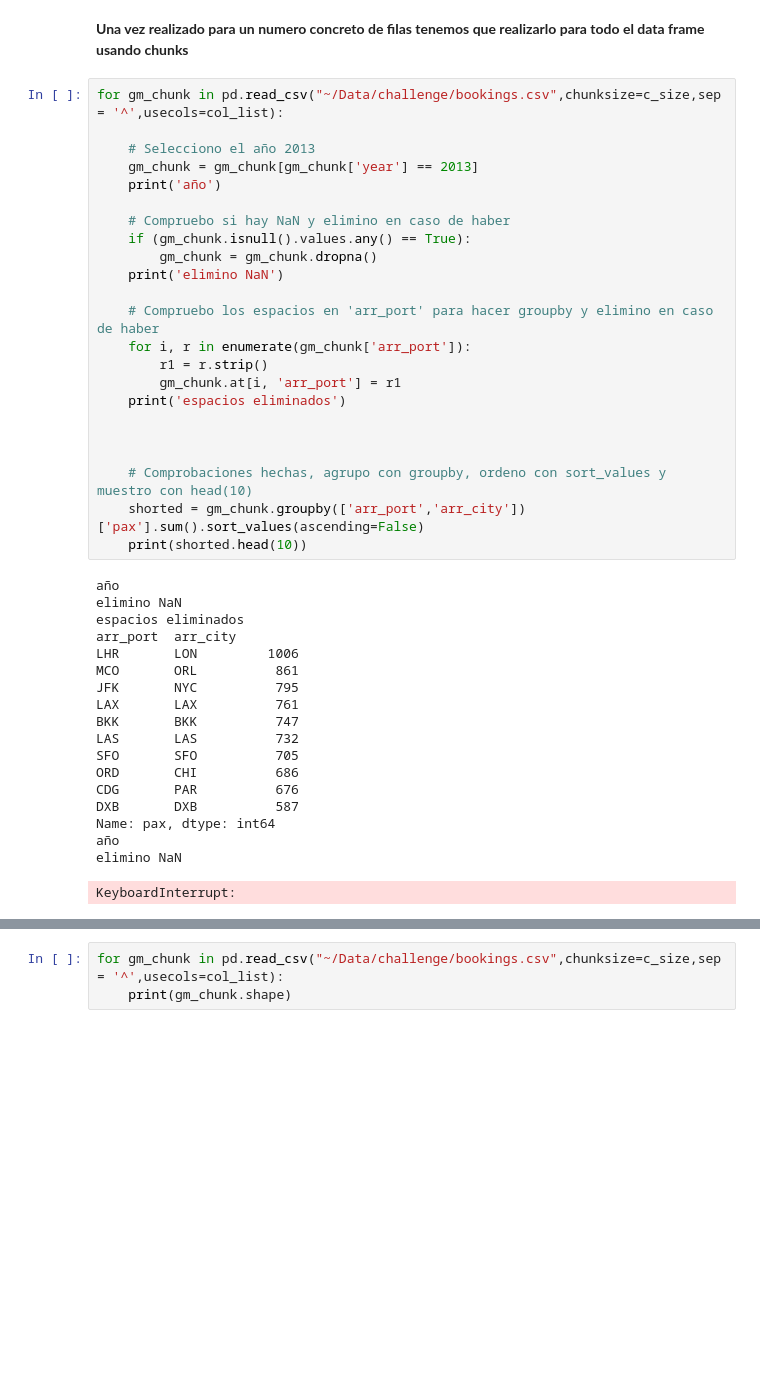
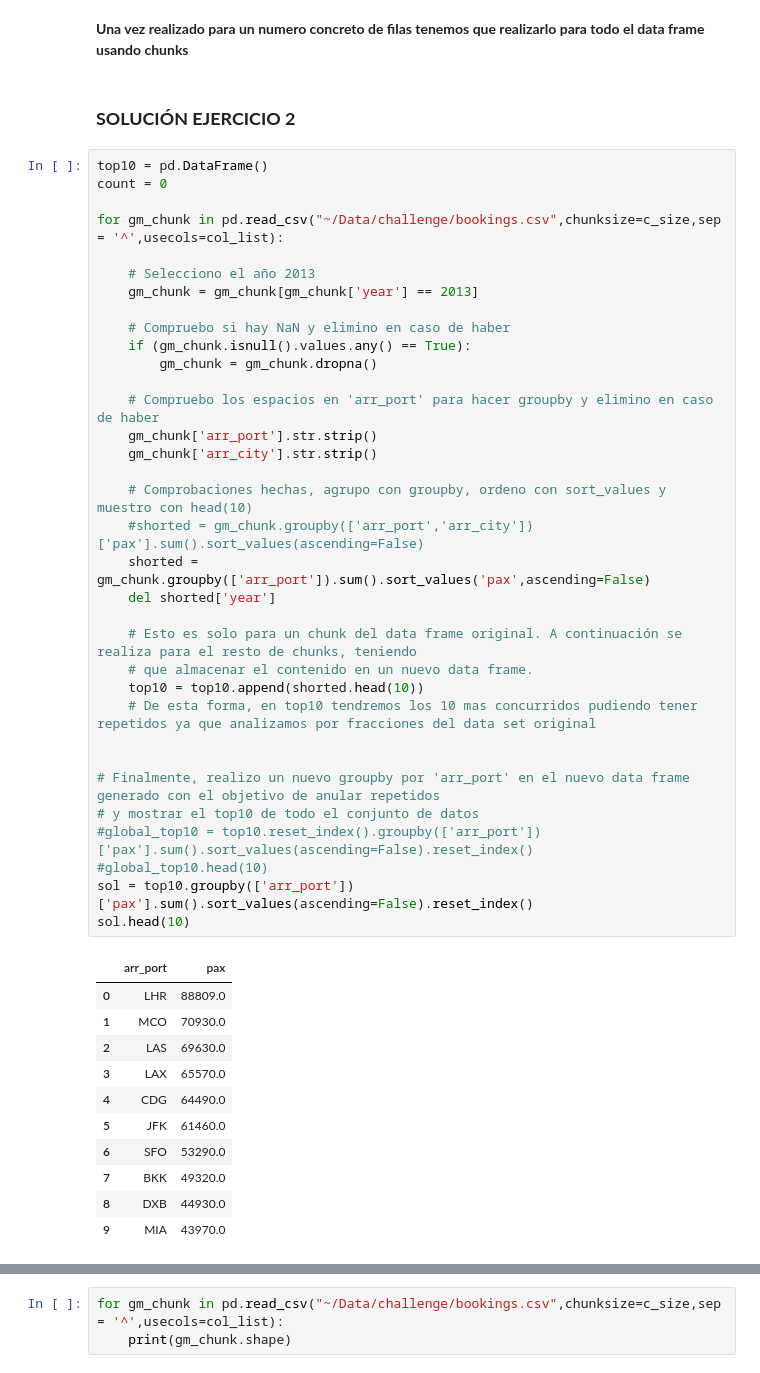
Before and after one commit to jesusparedes/DataScienceChallenge, a Jupyter notebook: SOLUCION_CHALLENGE.ipynb, the cells around one changed output, grey strips where cells are left out. Drawn from its saved outputs; the diff is of its cells as text; blank space fills up the shorter version.

```diff
--- a/SOLUCION_CHALLENGE.ipynb
+++ b/SOLUCION_CHALLENGE.ipynb
@@ -205,45 +249,51 @@ sol.append(sol2)
 | GUM | GUM | -14 |
 # %% [markdown]
 **Una vez realizado para un numero concreto de filas tenemos que realizarlo para todo el data frame usando chunks**
+# %% [markdown]
+### **SOLUCIÓN EJERCICIO 2**
 # %%
+top10 = pd.DataFrame()
+count = 0
+
 for gm_chunk in pd.read_csv("~/Data/challenge/bookings.csv",chunksize=c_size,sep = '^',usecols=col_list):
 
     # Selecciono el año 2013
     gm_chunk = gm_chunk[gm_chunk['year'] == 2013]
-    print('año')
 
     # Compruebo si hay NaN y elimino en caso de haber
     if (gm_chunk.isnull().values.any() == True):
         gm_chunk = gm_chunk.dropna()
-    print('elimino NaN')
 
     # Compruebo los espacios en 'arr_port' para hacer groupby y elimino en caso de haber
-    for i, r in enumerate(gm_chunk['arr_port']):
-        r1 = r.strip()
-        gm_chunk.at[i, 'arr_port'] = r1
-    print('espacios eliminados')
+    gm_chunk['arr_port'].str.strip()
+    gm_chunk['arr_city'].str.strip()
+
+    # Comprobaciones hechas, agrupo con groupby, ordeno con sort_values y muestro con head(10)
+    #shorted = gm_chunk.groupby(['arr_port','arr_city'])['pax'].sum().sort_values(ascending=False)
+    shorted = gm_chunk.groupby(['arr_port']).sum().sort_values('pax',ascending=False)
+    del shorted['year']
+
+    # Esto es solo para un chunk del data frame original. A continuación se realiza para el resto de chunks, teniendo
+    # que almacenar el contenido en un nuevo data frame.
+    top10 = top10.append(shorted.head(10))
+    # De esta forma, en top10 tendremos los 10 mas concurridos pudiendo tener repetidos ya que analizamos por fracciones del data set original
 
 
-
-    # Comprobaciones hechas, agrupo con groupby, ordeno con sort_values y muestro con head(10)
-    shorted = gm_chunk.groupby(['arr_port','arr_city'])['pax'].sum().sort_values(ascending=False)
-    print(shorted.head(10))
+# Finalmente, realizo un nuevo groupby por 'arr_port' en el nuevo data frame generado con el objetivo de anular repetidos
+# y mostrar el top10 de todo el conjunto de datos
+#global_top10 = top10.reset_index().groupby(['arr_port'])['pax'].sum().sort_values(ascending=False).reset_index()
+#global_top10.head(10)
+sol = top10.groupby(['arr_port'])['pax'].sum().sort_values(ascending=False).reset_index()
+sol.head(10)
 # %% [output]
-año
-elimino NaN
-espacios eliminados
-arr_port  arr_city
-LHR       LON         1006
-MCO       ORL          861
-JFK       NYC          795
-LAX       LAX          761
-BKK       BKK          747
-LAS       LAS          732
-SFO       SFO          705
-ORD       CHI          686
-CDG       PAR          676
-DXB       DXB          587
-Name: pax, dtype: int64
-año
-elimino NaN
-KeyboardInterrupt:
+|  | arr_port | pax |
+| 0 | LHR | 88809.0 |
+| 1 | MCO | 70930.0 |
+| 2 | LAS | 69630.0 |
+| 3 | LAX | 65570.0 |
+| 4 | CDG | 64490.0 |
+| 5 | JFK | 61460.0 |
+| 6 | SFO | 53290.0 |
+| 7 | BKK | 49320.0 |
+| 8 | DXB | 44930.0 |
+| 9 | MIA | 43970.0 |
```
Also changed, not shown: parts of 11 cells of this notebook, 1 other file.
